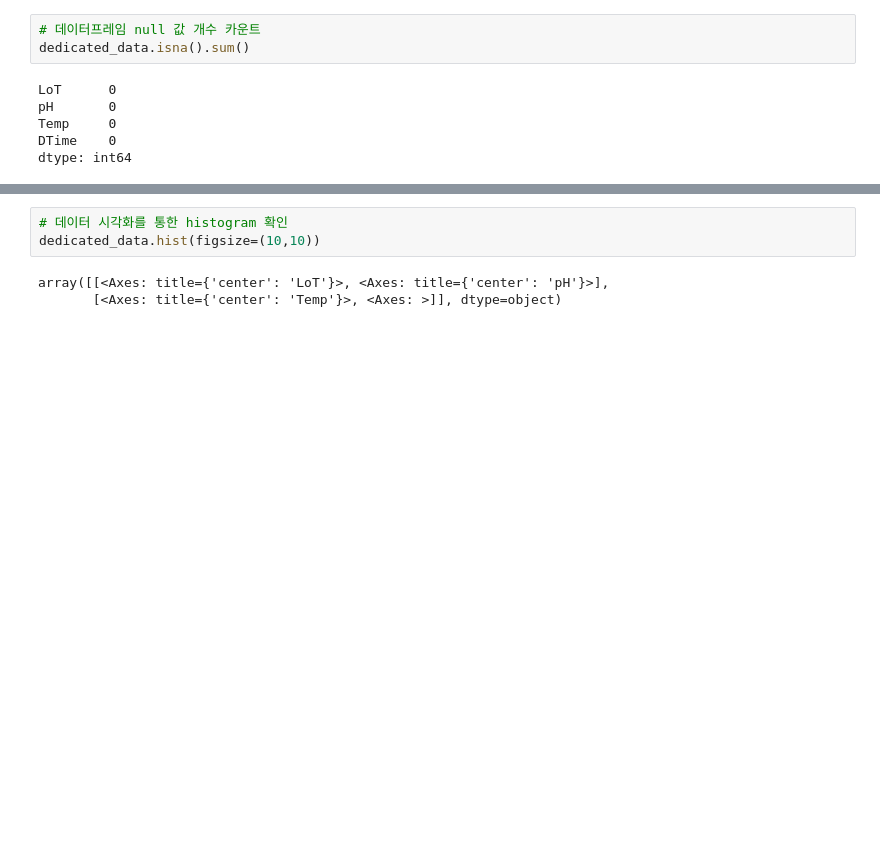
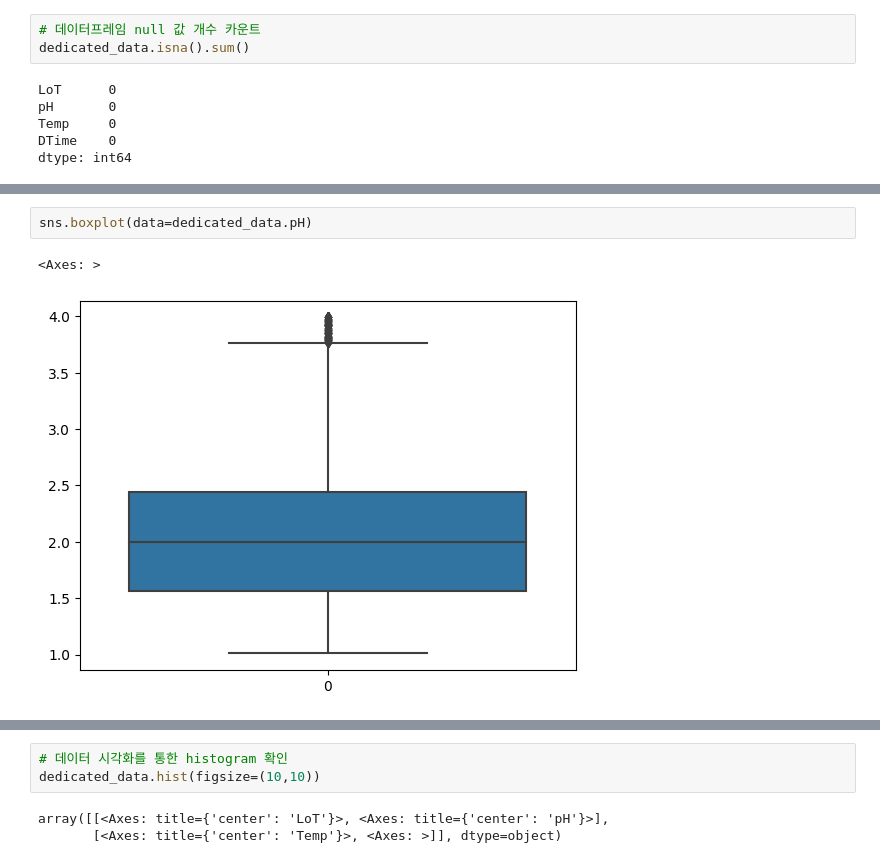
Before and after one commit to jimmynkim/DAEM, a Jupyter notebook: KAMP.ipynb, the cells around one changed output, grey strips where cells are left out. Drawn from its saved outputs; the diff is of its cells as text; blank space fills up the shorter version.

```diff
--- a/KAMP.ipynb
+++ b/KAMP.ipynb
@@ -349,0 +367,5 @@ dtype: int64
+# %%
+sns.boxplot(data=dedicated_data.pH)
+# %% [output]
+<Axes: >
+[figure, added]
```
Also changed, not shown: parts of 20 cells of this notebook.
